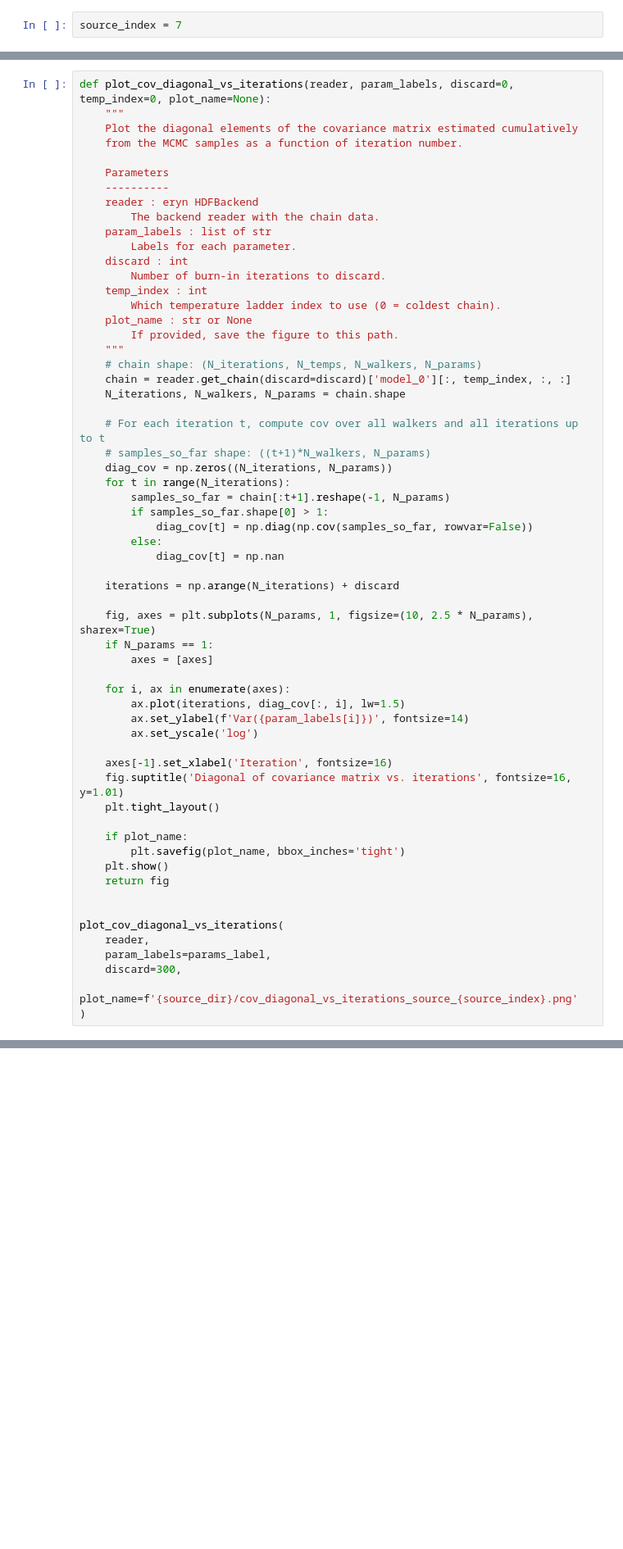
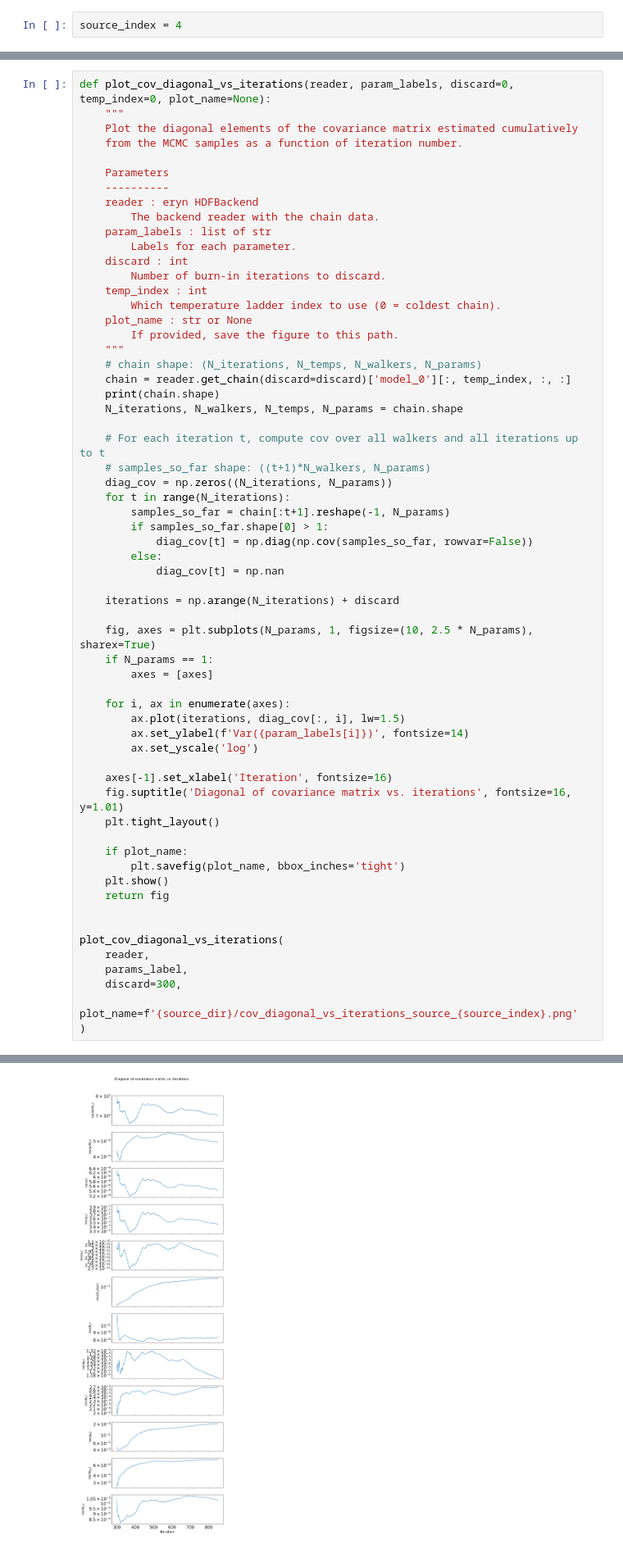
Before and after one commit to BertDepoorter/MojitoAnalysis, a Jupyter notebook: analyse_samples.ipynb, the cells around one changed output, grey strips where cells are left out. Shown at 82% size. Drawn from its saved outputs; the diff is of its cells as text; blank space fills up the shorter version.

```diff
--- a/analyse_samples.ipynb
+++ b/analyse_samples.ipynb
@@ -1,7 +1,7 @@
 # %% [markdown]
 # Analyse Mojito samples
 # %%
-source_index = 7
+source_index = 4
 # %%
 thin_samples = False
 # %%
@@ -222,7 +232,8 @@ def plot_cov_diagonal_vs_iterations(reader, param_labels, discard=0, temp_index=
     """
     # chain shape: (N_iterations, N_temps, N_walkers, N_params)
     chain = reader.get_chain(discard=discard)['model_0'][:, temp_index, :, :]
-    N_iterations, N_walkers, N_params = chain.shape
+    print(chain.shape)
+    N_iterations, N_walkers, N_temps, N_params = chain.shape
 
     # For each iteration t, compute cov over all walkers and all iterations up to t
     # samples_so_far shape: ((t+1)*N_walkers, N_params)
@@ -257,7 +268,8 @@ def plot_cov_diagonal_vs_iterations(reader, param_labels, discard=0, temp_index=
 
 plot_cov_diagonal_vs_iterations(
     reader,
-    param_labels=params_label,
+    params_label,
     discard=300,
     plot_name=f'{source_dir}/cov_diagonal_vs_iterations_source_{source_index}.png'
 )
+# %% [output]
@@ -263,0 +277 @@ plot_cov_diagonal_vs_iterations(
+[figure, added]
```
Also changed, not shown: parts of 7 cells of this notebook.
